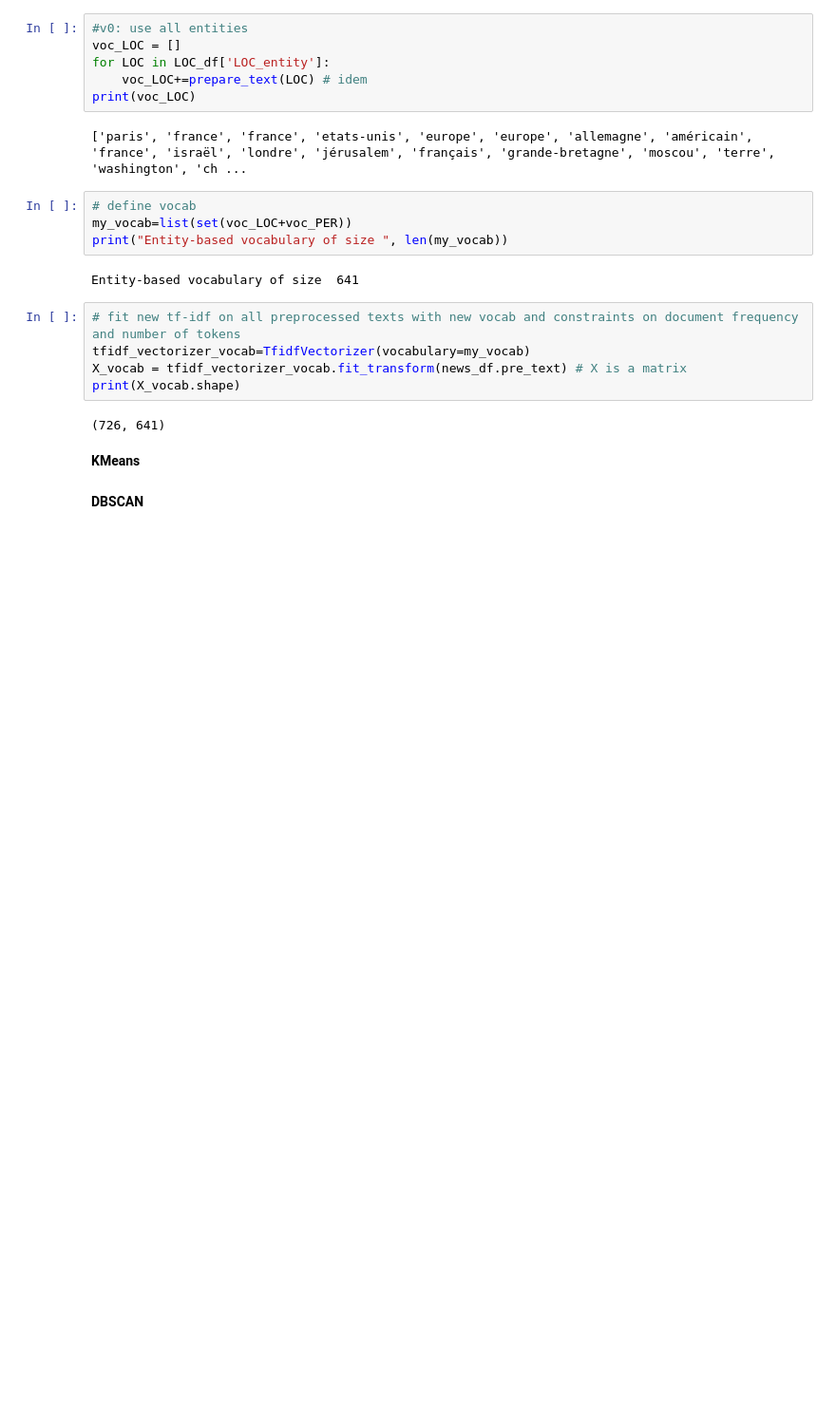
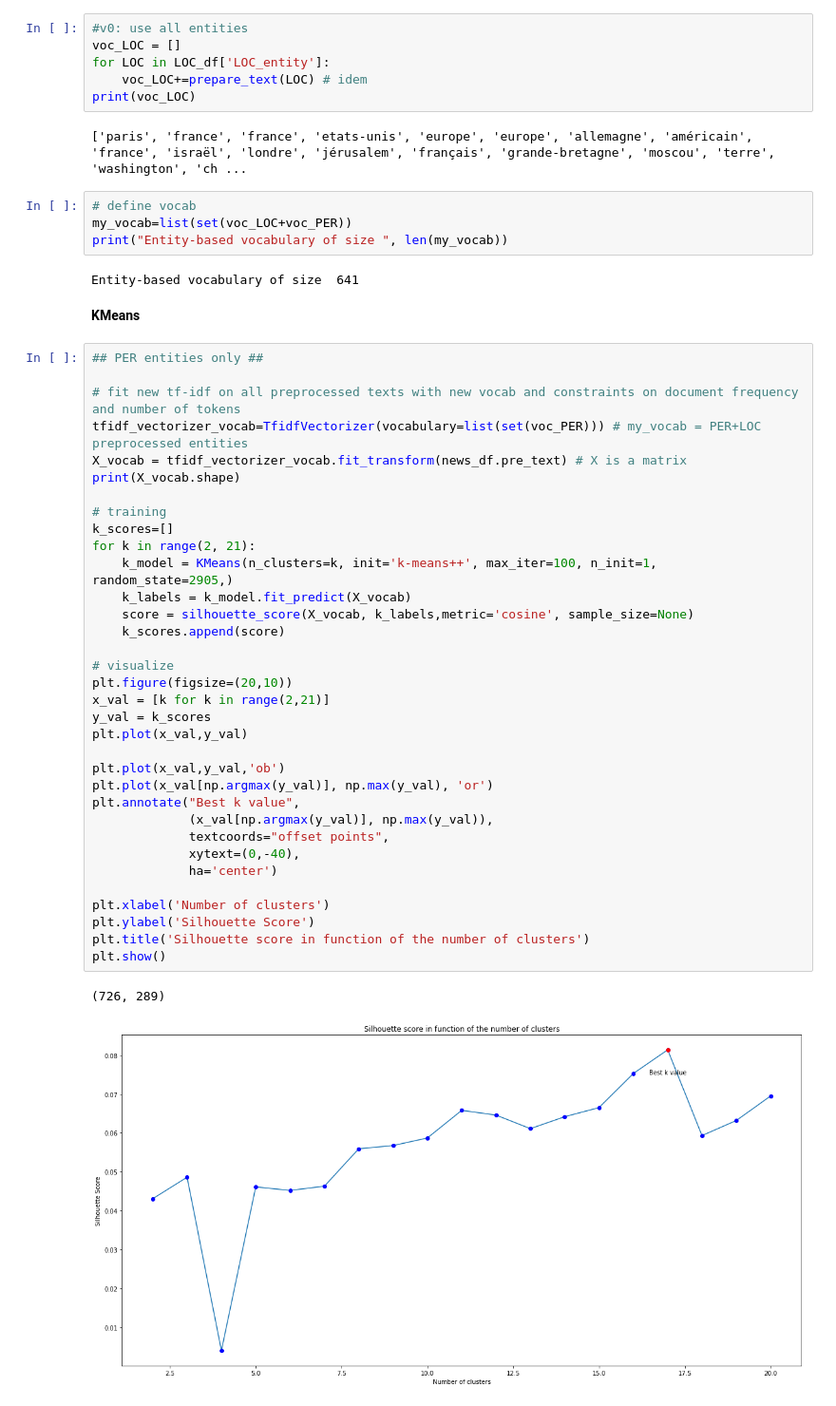
Before and after one commit to ldelille/nlp-archives, a Jupyter notebook: 02_TopicModeling.ipynb, the cells around one changed output. Shown at 95% size. Drawn from its saved outputs; the diff is of its cells as text; blank space fills up the shorter version.

Commit message:
added clustering with entity-based vocabulary for tfidf - PER and LOC

```diff
--- a/02_TopicModeling.ipynb
+++ b/02_TopicModeling.ipynb
@@ -734,14 +736,42 @@ my_vocab=list(set(voc_LOC+voc_PER))
 print("Entity-based vocabulary of size ", len(my_vocab))
 # %% [output]
 Entity-based vocabulary of size  641
-# %%
-# fit new tf-idf on all preprocessed texts with new vocab and constraints on document frequency and number of tokens
-tfidf_vectorizer_vocab=TfidfVectorizer(vocabulary=my_vocab)
-X_vocab = tfidf_vectorizer_vocab.fit_transform(news_df.pre_text) # X is a matrix
-print(X_vocab.shape)
-# %% [output]
-(726, 641)
 # %% [markdown]
 __KMeans__
-# %% [markdown]
-__DBSCAN__
+# %%
+## PER entities only ##
+
+# fit new tf-idf on all preprocessed texts with new vocab and constraints on document frequency and number of tokens
+tfidf_vectorizer_vocab=TfidfVectorizer(vocabulary=list(set(voc_PER))) # my_vocab = PER+LOC preprocessed entities
+X_vocab = tfidf_vectorizer_vocab.fit_transform(news_df.pre_text) # X is a matrix
+print(X_vocab.shape)
+
+# training
+k_scores=[]
+for k in range(2, 21):
+    k_model = KMeans(n_clusters=k, init='k-means++', max_iter=100, n_init=1, random_state=2905,)
+    k_labels = k_model.fit_predict(X_vocab)
+    score = silhouette_score(X_vocab, k_labels,metric='cosine', sample_size=None)
+    k_scores.append(score)
+
+# visualize
+plt.figure(figsize=(20,10))
+x_val = [k for k in range(2,21)]
+y_val = k_scores
+plt.plot(x_val,y_val)
+
+plt.plot(x_val,y_val,'ob')
+plt.plot(x_val[np.argmax(y_val)], np.max(y_val), 'or')
+plt.annotate("Best k value",
+             (x_val[np.argmax(y_val)], np.max(y_val)),
+             textcoords="offset points",
+             xytext=(0,-40),
+             ha='center')
+
+plt.xlabel('Number of clusters')
+plt.ylabel('Silhouette Score')
+plt.title('Silhouette score in function of the number of clusters')
+plt.show()
+# %% [output]
+(726, 289)
+[figure, added]
```
Also changed, not shown: parts of 16 cells of this notebook.
